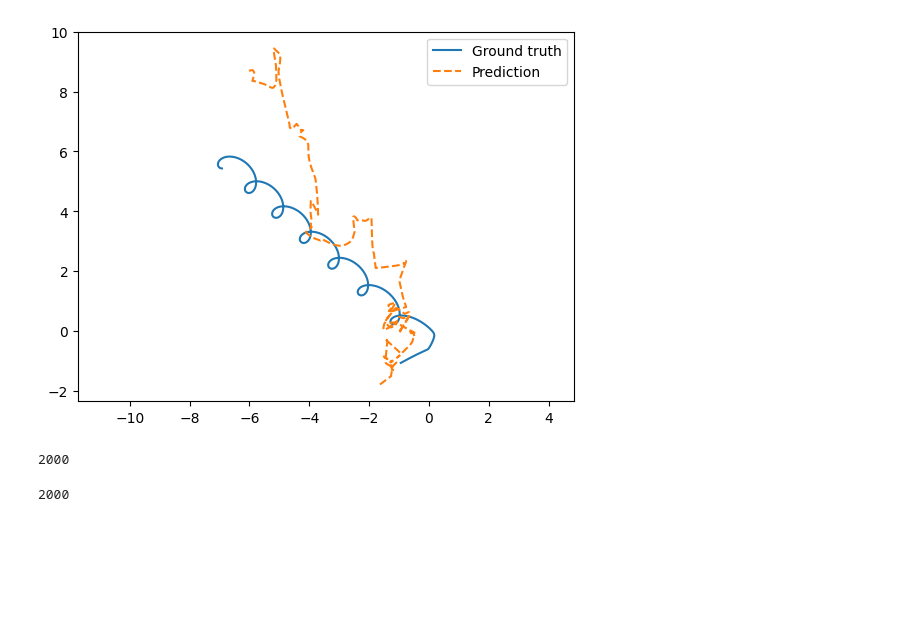
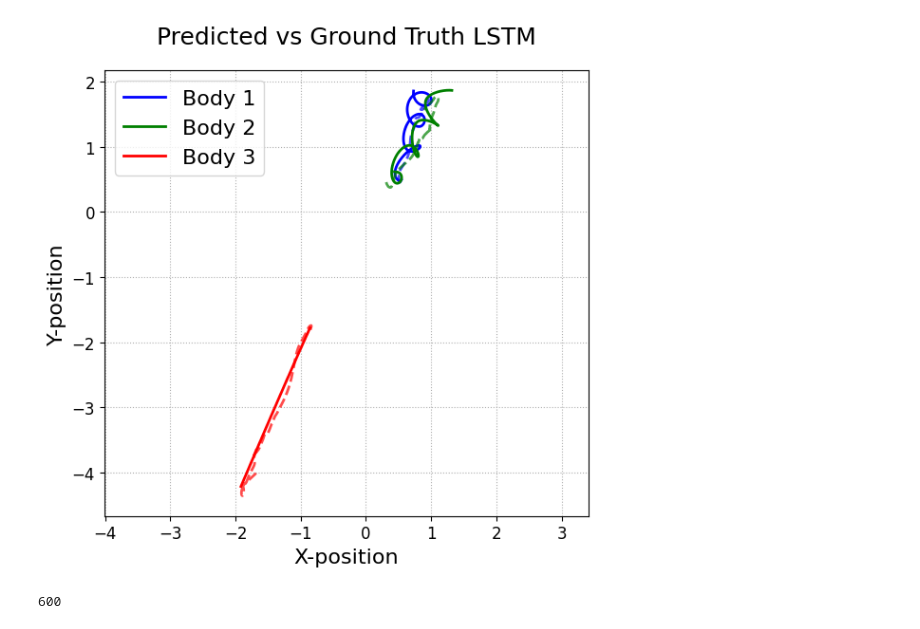
Before and after one commit to samuelarmgren/Project-K, a Jupyter notebook: LSTM.ipynb, the cells around one changed output. Saved outputs shown, nothing was run; the diff lists cells and outputs as text; code cells hidden in the pictures; blank space fills up the shorter version.

```diff
--- a/LSTM.ipynb
+++ b/LSTM.ipynb
@@ -141,34 +132,62 @@ KeyboardInterrupt:
 # %%
+import matplotlib.pyplot as plt
+import torch
+import numpy as np
+
+# 1. Ladda modellen
+model = LSTMPredictor(input_size=12, hidden_size=384, num_layers=3, dropout=0.3).to(device)
+model.load_state_dict(torch.load("best_lstm_model.pth"))
+model.eval()
+
+# 2. Normalisera input
 X = np.load("X.npy")
 y = np.load("y.npy")
+y = y[:, 600:1200, :]  # du predikterar bara sista halvan
+
+X_mean = X.mean(axis=(0, 1), keepdims=True)
+X_std = X.std(axis=(0, 1), keepdims=True)
+X_norm = (X - X_mean) / (X_std + 1e-8)
+
+y_mean = y.mean(axis=(0, 1), keepdims=True)
+y_std = y.std(axis=(0, 1), keepdims=True)
 
 
-X_norm = (X - X_mean) / (X_std + 1e-8)
-y_norm = (y - y_mean) / (y_std + 1e-8)
+i = 180
+input_seq = torch.tensor(X_norm[i], dtype=torch.float32).unsqueeze(0).to(device)
 
-i = 1 # sample index 70,
-z = np.concatenate((X[i], y[i]), axis=0)
+with torch.no_grad():
+    pred_norm = model(input_seq).squeeze(0).cpu().numpy()  # shape: (300, 6)
 
-input_seq = torch.tensor(X_norm[i], dtype=torch.float32).unsqueeze(0).to(device)  # (1, 1000, 12)
+idx = [0, 1, 4, 5, 8, 9]
+y_true = y[i][:, idx]
+y_pred = pred_norm * y_std.squeeze()[idx] + y_mean.squeeze()[idx]
 
-true_future = y[i] # (4000, 12)
-model.eval()
-with torch.no_grad():
-    pred_norm = model(input_seq).squeeze(0).cpu().numpy()
+fig, ax = plt.subplots(figsize=(6,6))
+labels = ['Body 1', 'Body 2', 'Body 3']
+colors = ['blue', 'green', 'red']
+for k in range(3):
+        x_true = y_true[:, k*2]
+        y_true_k = y_true[:, k*2+1]
+        x_pred = y_pred[:, k*2]
+        y_pred_k = y_pred[:, k*2+1]
 
+        # True trajectory – solid
+        ax.plot(x_true, y_true_k, color=colors[k], label = labels[k], linewidth=2)
 
-pred = pred_norm * y_std.squeeze() + y_mean.squeeze()
-true_future = true_future
+        # Prediction – dashed
+        ax.plot(x_pred, y_pred_k, linestyle='--', color=colors[k], linewidth=2, alpha=0.7)
 
-# Plot trajectory for body 0
-plt.plot(true_future[:, 0], true_future[:, 1], label="Ground truth")
-plt.plot(pred[:, 0], pred[:, 1], '--', label="Prediction")
-plt.legend()
-plt.axis("equal")
+ax.set_title("Predicted vs Ground Truth LSTM", fontsize=18, pad=20)
+ax.set_xlabel("X-position", fontsize=16)
+ax.set_ylabel("Y-position", fontsize=16)
+ax.tick_params(labelsize=12)
+ax.axis("equal")
+ax.legend(fontsize =16)
+
+ax.grid(True, linestyle=':', linewidth=0.8)
+plt.tight_layout()
 plt.show()
-print(len(pred))
-len(true_future)
+print(len(y[i]))
 # %% [output]
-[figure, old version]
+[figure, new version]
-2000
+600
-2000
```
Also changed, not shown: parts of 4 cells of this notebook, 3 other files.
